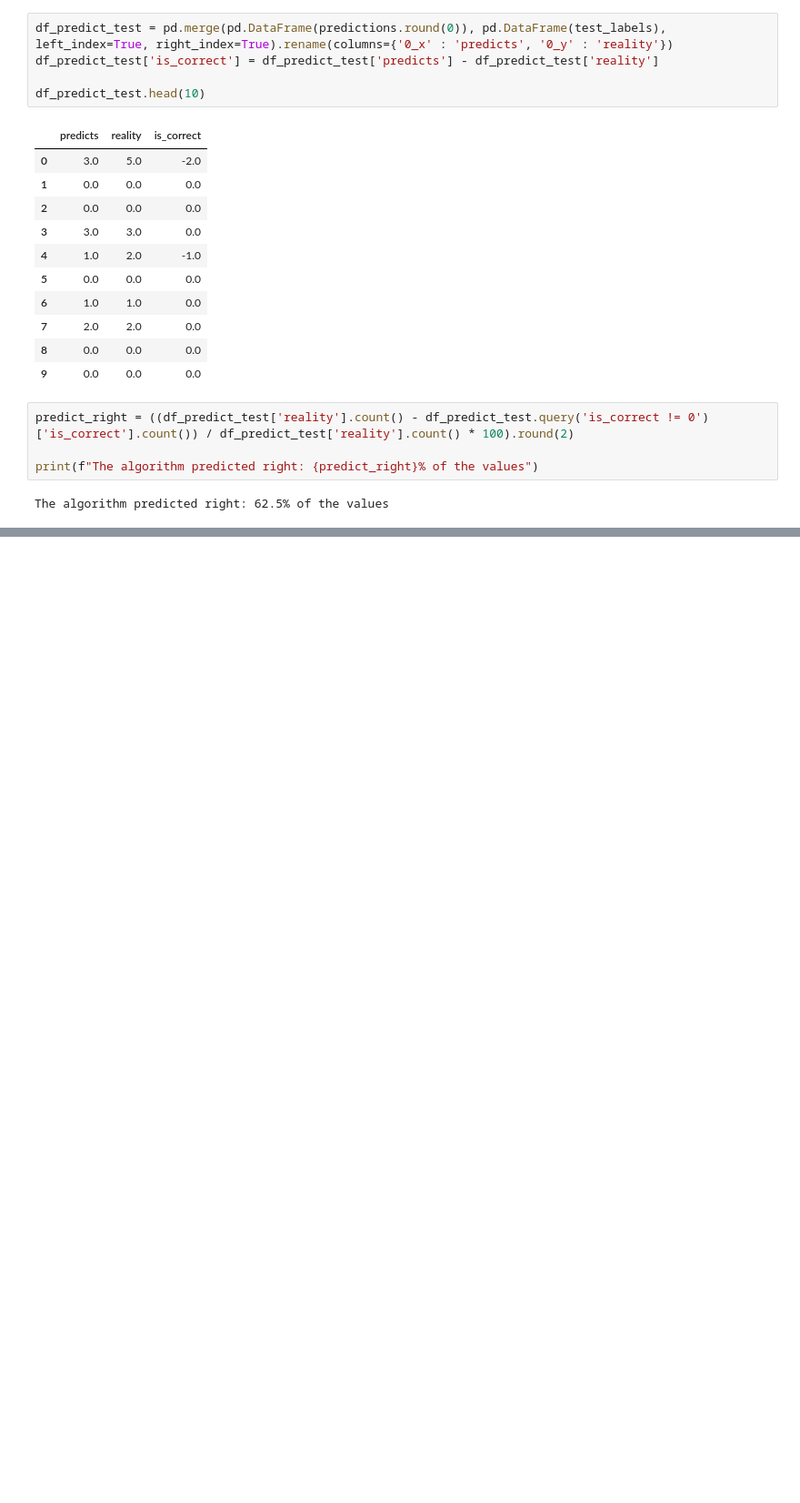
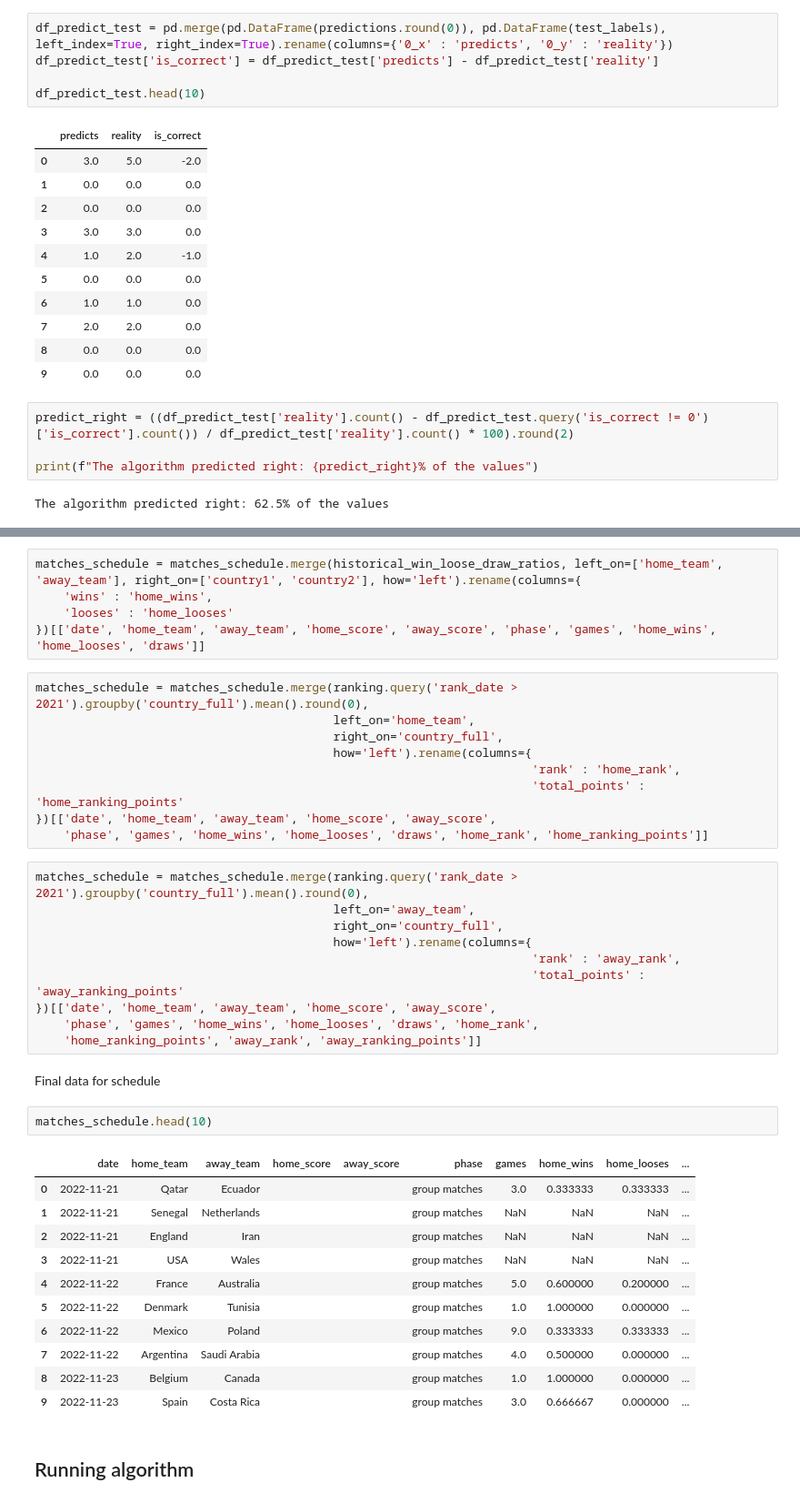
Before and after one commit to rafabandoni/world-cup-22-predict, a Jupyter notebook: predict_worldcup22.ipynb, the cells around one changed output, grey strips where cells are left out. Shown at 91% size. Cells and saved outputs as stored; diff of their text form; blank space fills up the shorter version.

```diff
--- a/predict_worldcup22.ipynb
+++ b/predict_worldcup22.ipynb
@@ -448,0 +454,42 @@ matches_schedule
+# %%
+matches_schedule = matches_schedule.merge(historical_win_loose_draw_ratios, left_on=['home_team', 'away_team'], right_on=['country1', 'country2'], how='left').rename(columns={
+    'wins' : 'home_wins',
+    'looses' : 'home_looses'
+})[['date', 'home_team', 'away_team', 'home_score', 'away_score', 'phase', 'games', 'home_wins', 'home_looses', 'draws']]
+# %%
+matches_schedule = matches_schedule.merge(ranking.query('rank_date > 2021').groupby('country_full').mean().round(0),
+                                          left_on='home_team',
+                                          right_on='country_full',
+                                          how='left').rename(columns={
+                                                                      'rank' : 'home_rank',
+                                                                      'total_points' : 'home_ranking_points'
+})[['date', 'home_team', 'away_team', 'home_score', 'away_score',
+    'phase', 'games', 'home_wins', 'home_looses', 'draws', 'home_rank', 'home_ranking_points']]
+# %%
+matches_schedule = matches_schedule.merge(ranking.query('rank_date > 2021').groupby('country_full').mean().round(0),
+                                          left_on='away_team',
+                                          right_on='country_full',
+                                          how='left').rename(columns={
+                                                                      'rank' : 'away_rank',
+                                                                      'total_points' : 'away_ranking_points'
+})[['date', 'home_team', 'away_team', 'home_score', 'away_score',
+    'phase', 'games', 'home_wins', 'home_looses', 'draws', 'home_rank',
+    'home_ranking_points', 'away_rank', 'away_ranking_points']]
+# %% [markdown]
+Final data for schedule
+# %%
+matches_schedule.head(10)
+# %% [output]
+|  | date | home_team | away_team | home_score | away_score | phase | games | home_wins | home_looses | ... |
+| 0 | 2022-11-21 | Qatar | Ecuador |  |  | group matches | 3.0 | 0.333333 | 0.333333 | ... |
+| 1 | 2022-11-21 | Senegal | Netherlands |  |  | group matches | NaN | NaN | NaN | ... |
+| 2 | 2022-11-21 | England | Iran |  |  | group matches | NaN | NaN | NaN | ... |
+| 3 | 2022-11-21 | USA | Wales |  |  | group matches | NaN | NaN | NaN | ... |
+| 4 | 2022-11-22 | France | Australia |  |  | group matches | 5.0 | 0.600000 | 0.200000 | ... |
+| 5 | 2022-11-22 | Denmark | Tunisia |  |  | group matches | 1.0 | 1.000000 | 0.000000 | ... |
+| 6 | 2022-11-22 | Mexico | Poland |  |  | group matches | 9.0 | 0.333333 | 0.333333 | ... |
+| 7 | 2022-11-22 | Argentina | Saudi Arabia |  |  | group matches | 4.0 | 0.500000 | 0.000000 | ... |
+| 8 | 2022-11-23 | Belgium | Canada |  |  | group matches | 1.0 | 1.000000 | 0.000000 | ... |
+| 9 | 2022-11-23 | Spain | Costa Rica |  |  | group matches | 3.0 | 0.666667 | 0.000000 | ... |
+# %% [markdown]
+## Running algorithm
```
Also changed, not shown: parts of 6 cells of this notebook.
